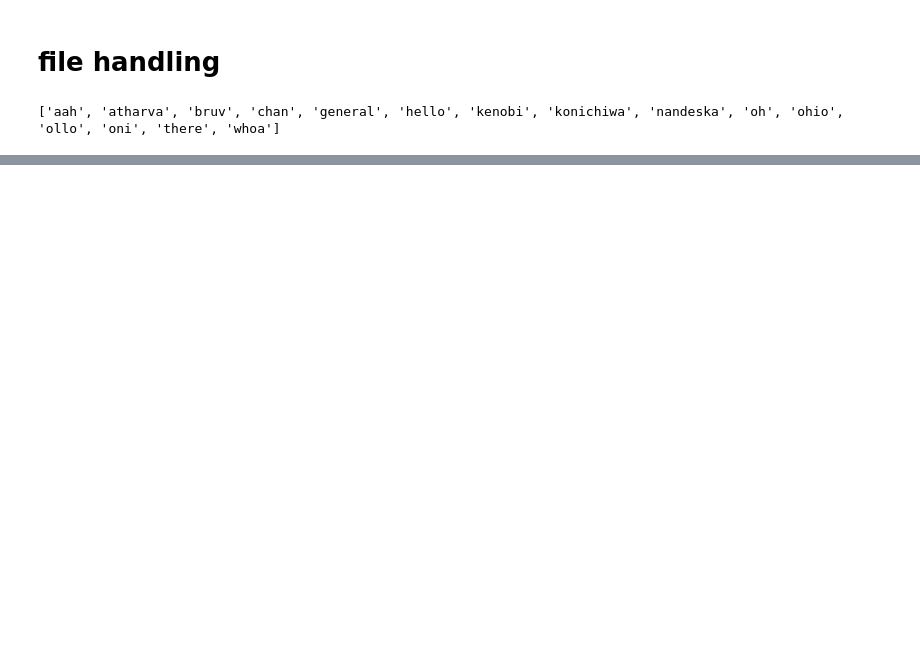
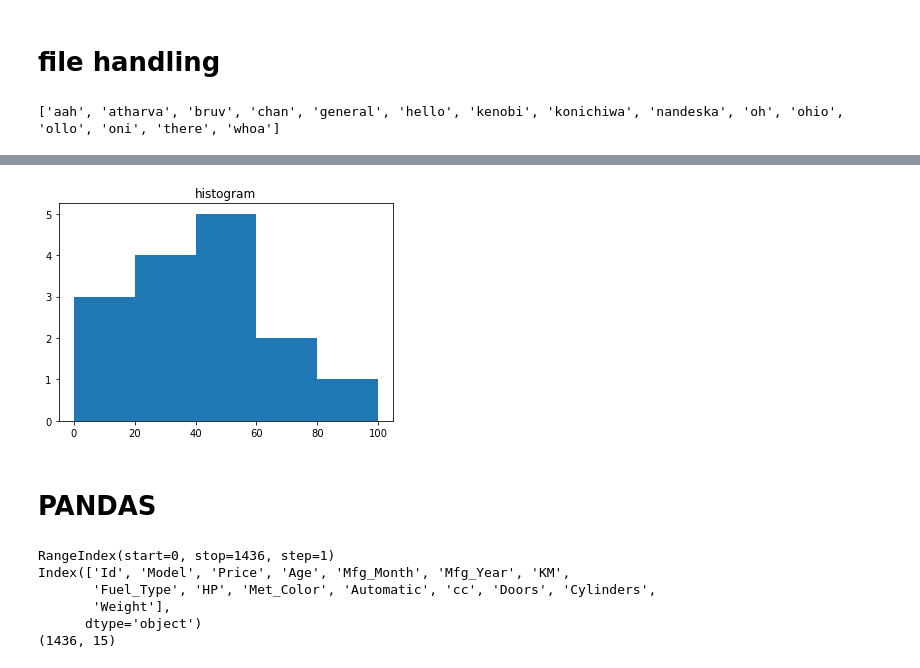
Before and after one commit to toothsy/backup, a Jupyter notebook: 18CSL76/sampleProgs.ipynb, the cells around one changed output, grey strips where cells are left out. Cells and saved outputs as stored; diff of their text form; code cells hidden in the pictures; blank space fills up the shorter version.

```diff
--- a/18CSL76/sampleProgs.ipynb
+++ b/18CSL76/sampleProgs.ipynb
@@ -84,0 +151,9 @@ print(sorted(listOfWords))
+# %%
+a = np.array([22,87,5,43,56,73,55,54,11,20,51,5,79,31,27])
+plt.hist(a, bins = [0,20,40,60,80,100])
+plt.title("histogram")
+plt.show()
+# %% [output]
+[figure, added]
+# %% [markdown]
+# PANDAS
@@ -84,0 +163,11 @@ print(sorted(listOfWords))
+# %%
+print(data_csv.index)
+print(data_csv.columns)
+print(data_csv. shape)
+# %% [output]
+RangeIndex(start=0, stop=1436, step=1)
+Index(['Id', 'Model', 'Price', 'Age', 'Mfg_Month', 'Mfg_Year', 'KM',
+       'Fuel_Type', 'HP', 'Met_Color', 'Automatic', 'cc', 'Doors', 'Cylinders',
+       'Weight'],
+      dtype='object')
+(1436, 15)
```
Also changed, not shown: parts of 20 cells of this notebook, 4 other files.
